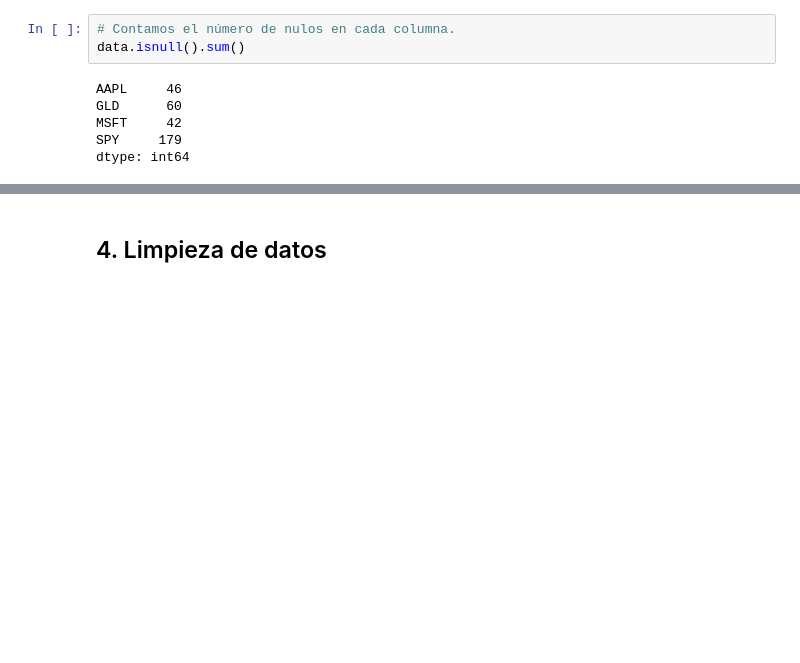
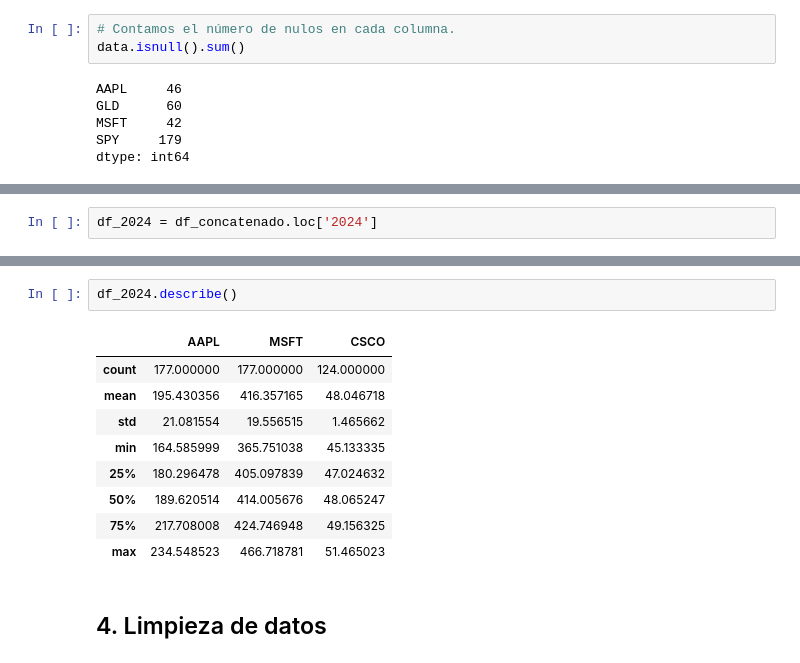
Before and after one commit to alfonso-santos/Introduccion-a-Python-para-las-Finanzas-2024, a Jupyter notebook: Modulo_02_Aplicaciones_Financieras/src/02_01_Descarga y descripción de activos financieros rev 1.ipynb, the cells around one changed output, grey strips where cells are left out. Cells and saved outputs as stored; diff of their text form; blank space fills up the shorter version.

```diff
--- a/Modulo_02_Aplicaciones_Financieras/src/02_01_Descarga y descripción de activos financieros rev 1.ipynb
+++ b/Modulo_02_Aplicaciones_Financieras/src/02_01_Descarga y descripción de activos financieros rev 1.ipynb
@@ -456,0 +567,2 @@ dtype: int64
+# %%
+df_2024 = df_concatenado.loc['2024']
@@ -457,3 +597,15 @@ dtype: int64
+# %%
+df_2024.describe()
+# %% [output]
+|  | AAPL | MSFT | CSCO |
+| count | 177.000000 | 177.000000 | 124.000000 |
+| mean | 195.430356 | 416.357165 | 48.046718 |
+| std | 21.081554 | 19.556515 | 1.465662 |
+| min | 164.585999 | 365.751038 | 45.133335 |
+| 25% | 180.296478 | 405.097839 | 47.024632 |
+| 50% | 189.620514 | 414.005676 | 48.065247 |
+| 75% | 217.708008 | 424.746948 | 49.156325 |
+| max | 234.548523 | 466.718781 | 51.465023 |
 # %% [markdown]
 ## 4. Limpieza de datos
 # %% [markdown]
```
Also changed, not shown: parts of 24 cells of this notebook, 37 other files.
